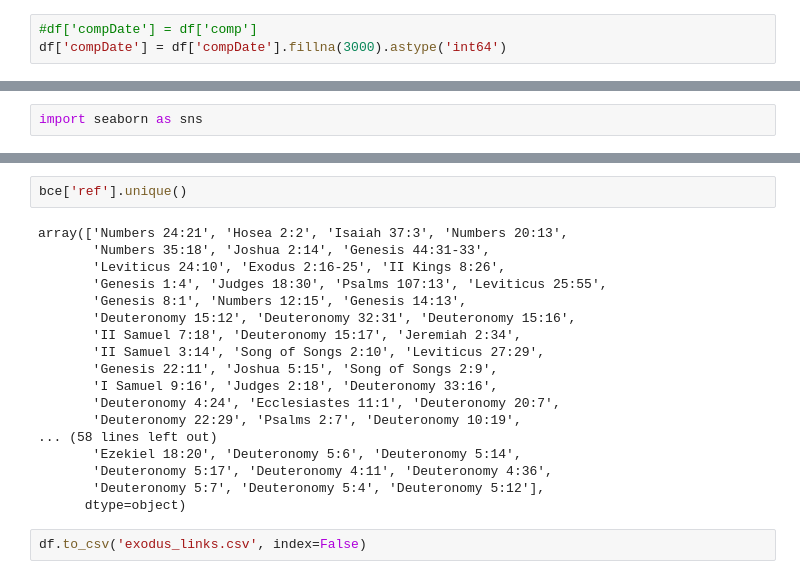
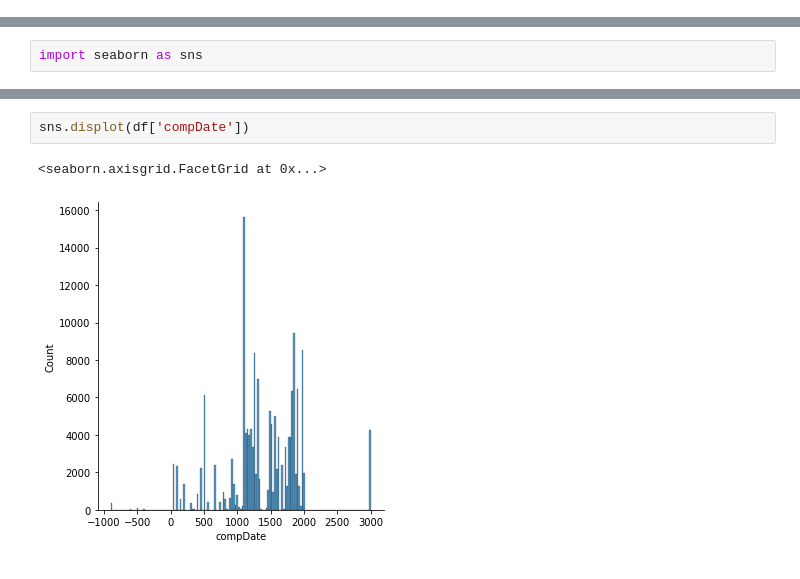
Before and after one commit to dmsmiley/Digital_Humanities_Workshop, a Jupyter notebook: Exodus_Sefaria.ipynb, the cells around one changed output, grey strips where cells are left out. Cells and saved outputs as stored; diff of their text form.

```diff
--- a/Exodus_Sefaria.ipynb
+++ b/Exodus_Sefaria.ipynb
@@ -111,3 +71,0 @@ df = df[['_id','index_title', 'category', 'type', 'ref', 'anchorRef', 'Chapter',
-# %%
-#df['compDate'] = df['comp']
-df['compDate'] = df['compDate'].fillna(3000).astype('int64')
@@ -138,22 +76,5 @@ sns.displot(bce['compDate'])
-# %%
-bce['ref'].unique()
-# %% [output]
-array(['Numbers 24:21', 'Hosea 2:2', 'Isaiah 37:3', 'Numbers 20:13',
-       'Numbers 35:18', 'Joshua 2:14', 'Genesis 44:31-33',
-       'Leviticus 24:10', 'Exodus 2:16-25', 'II Kings 8:26',
-       'Genesis 1:4', 'Judges 18:30', 'Psalms 107:13', 'Leviticus 25:55',
-       'Genesis 8:1', 'Numbers 12:15', 'Genesis 14:13',
-       'Deuteronomy 15:12', 'Deuteronomy 32:31', 'Deuteronomy 15:16',
-       'II Samuel 7:18', 'Deuteronomy 15:17', 'Jeremiah 2:34',
-       'II Samuel 3:14', 'Song of Songs 2:10', 'Leviticus 27:29',
-       'Genesis 22:11', 'Joshua 5:15', 'Song of Songs 2:9',
-       'I Samuel 9:16', 'Judges 2:18', 'Deuteronomy 33:16',
-       'Deuteronomy 4:24', 'Ecclesiastes 11:1', 'Deuteronomy 20:7',
-       'Deuteronomy 22:29', 'Psalms 2:7', 'Deuteronomy 10:19',
-... (58 lines left out)
-       'Ezekiel 18:20', 'Deuteronomy 5:6', 'Deuteronomy 5:14',
-       'Deuteronomy 5:17', 'Deuteronomy 4:11', 'Deuteronomy 4:36',
-       'Deuteronomy 5:7', 'Deuteronomy 5:4', 'Deuteronomy 5:12'],
-      dtype=object)
-# %%
-df.to_csv('exodus_links.csv', index=False)
+# %%
+sns.displot(df['compDate'])
+# %% [output]
+<seaborn.axisgrid.FacetGrid at 0x...>
+[figure, added]
```
Also changed, not shown: parts of 30 cells of this notebook.
